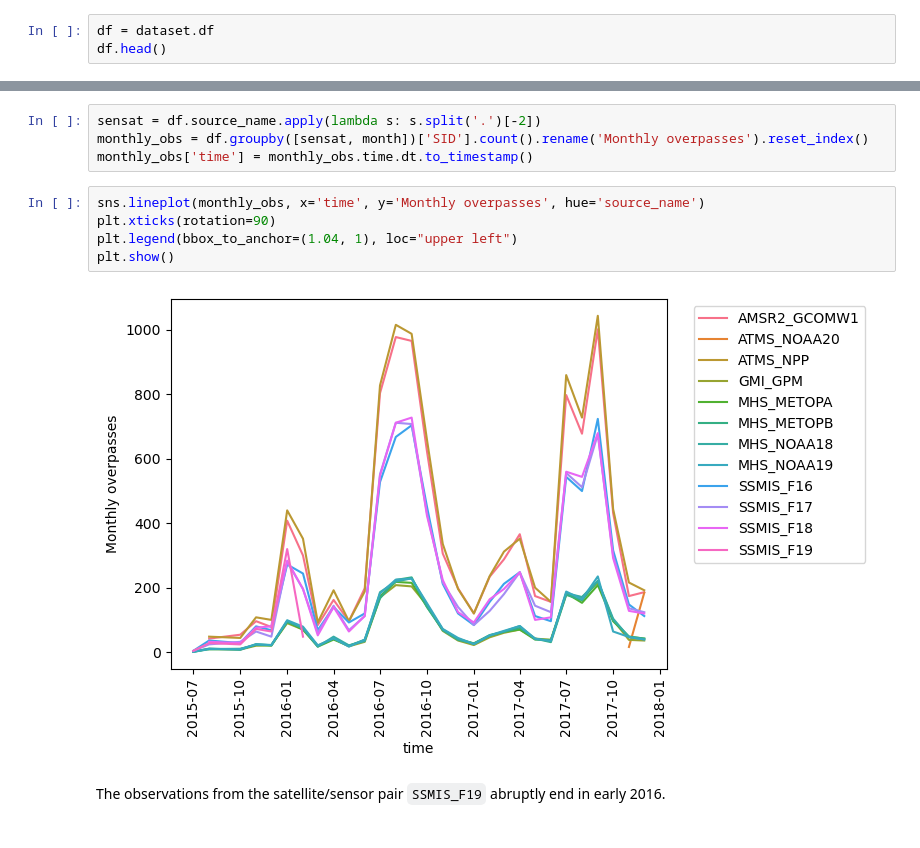
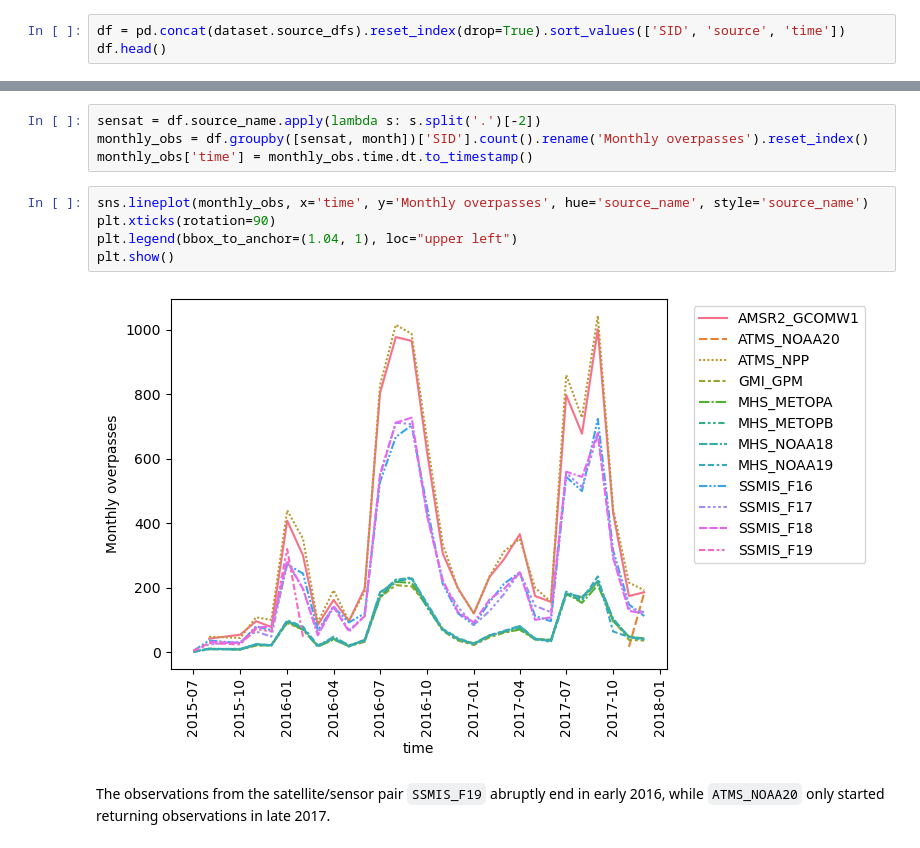
Before and after one commit to dauvillc/tc_multi_sources, a Jupyter notebook: notebooks/sources.ipynb, the cells around one changed output, grey strips where cells are left out. Cells and saved outputs as stored; diff of their text form.

````diff
--- a/notebooks/sources.ipynb
+++ b/notebooks/sources.ipynb
@@ -50,7 +51,7 @@ len(dataset)
 # %% [markdown]
 Note: at this point, none of the images are actually loaded in memory, but the dataset keeps a ```DataFrame``` of all images that *can* be accessed:
 # %%
-df = dataset.df
+df = pd.concat(dataset.source_dfs).reset_index(drop=True).sort_values(['SID', 'source', 'time'])
 df.head()
 # %% [output]
 |  | SID | time | season | basin | cyclone_number | source | source_name |
@@ -92,11 +93,11 @@ sensat = df.source_name.apply(lambda s: s.split('.')[-2])
 monthly_obs = df.groupby([sensat, month])['SID'].count().rename('Monthly overpasses').reset_index()
 monthly_obs['time'] = monthly_obs.time.dt.to_timestamp()
 # %%
-sns.lineplot(monthly_obs, x='time', y='Monthly overpasses', hue='source_name')
+sns.lineplot(monthly_obs, x='time', y='Monthly overpasses', hue='source_name', style='source_name')
 plt.xticks(rotation=90)
 plt.legend(bbox_to_anchor=(1.04, 1), loc="upper left")
 plt.show()
 # %% [output]
-[figure, old version]
+[figure, new version]
 # %% [markdown]
-The observations from the satellite/sensor pair ```SSMIS_F19``` abruptly end in early 2016.
+The observations from the satellite/sensor pair ```SSMIS_F19``` abruptly end in early 2016, while ```ATMS_NOAA20``` only started returning observations in late 2017.
````
Also changed, not shown: parts of 17 cells of this notebook, 1 other file.
